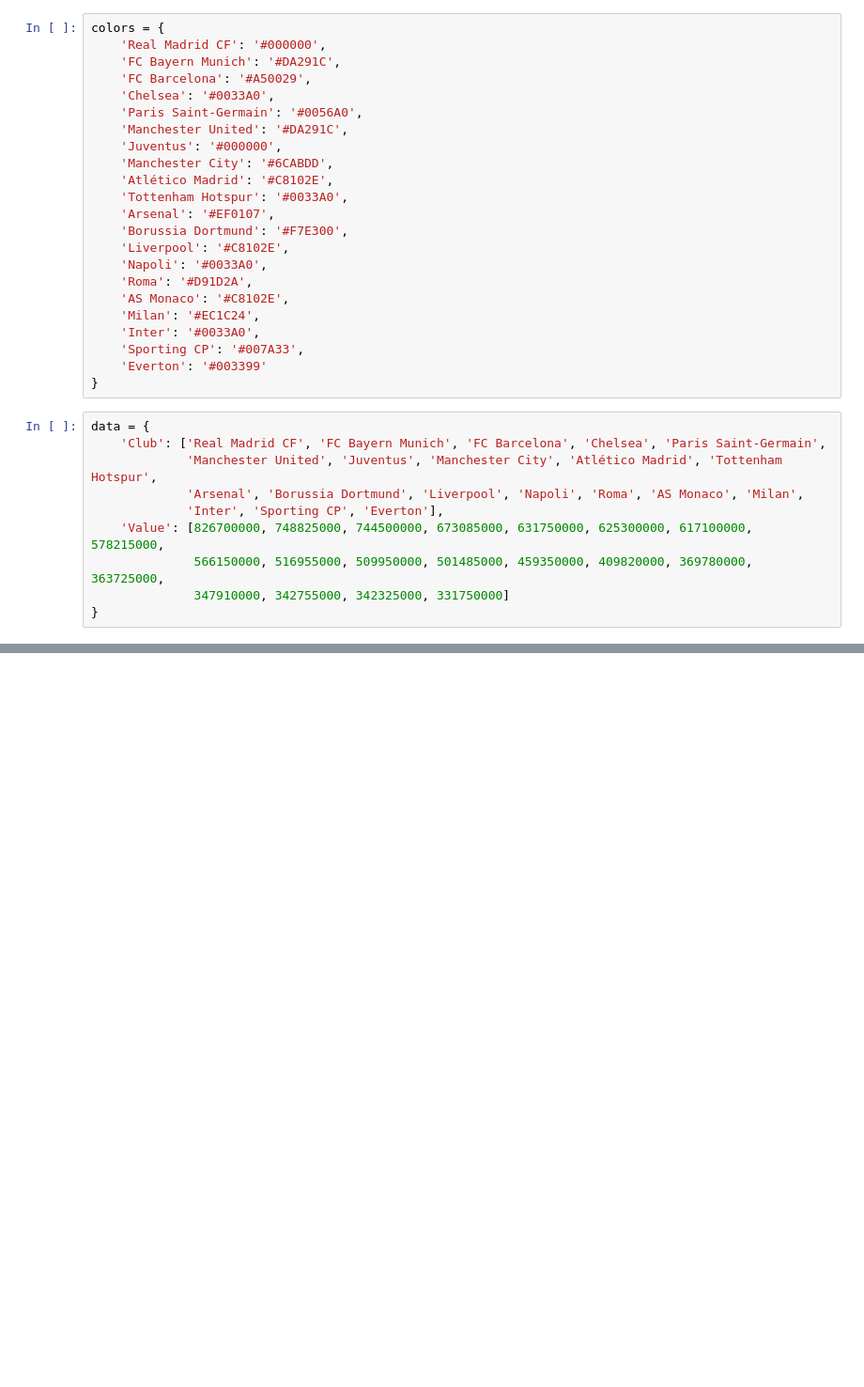
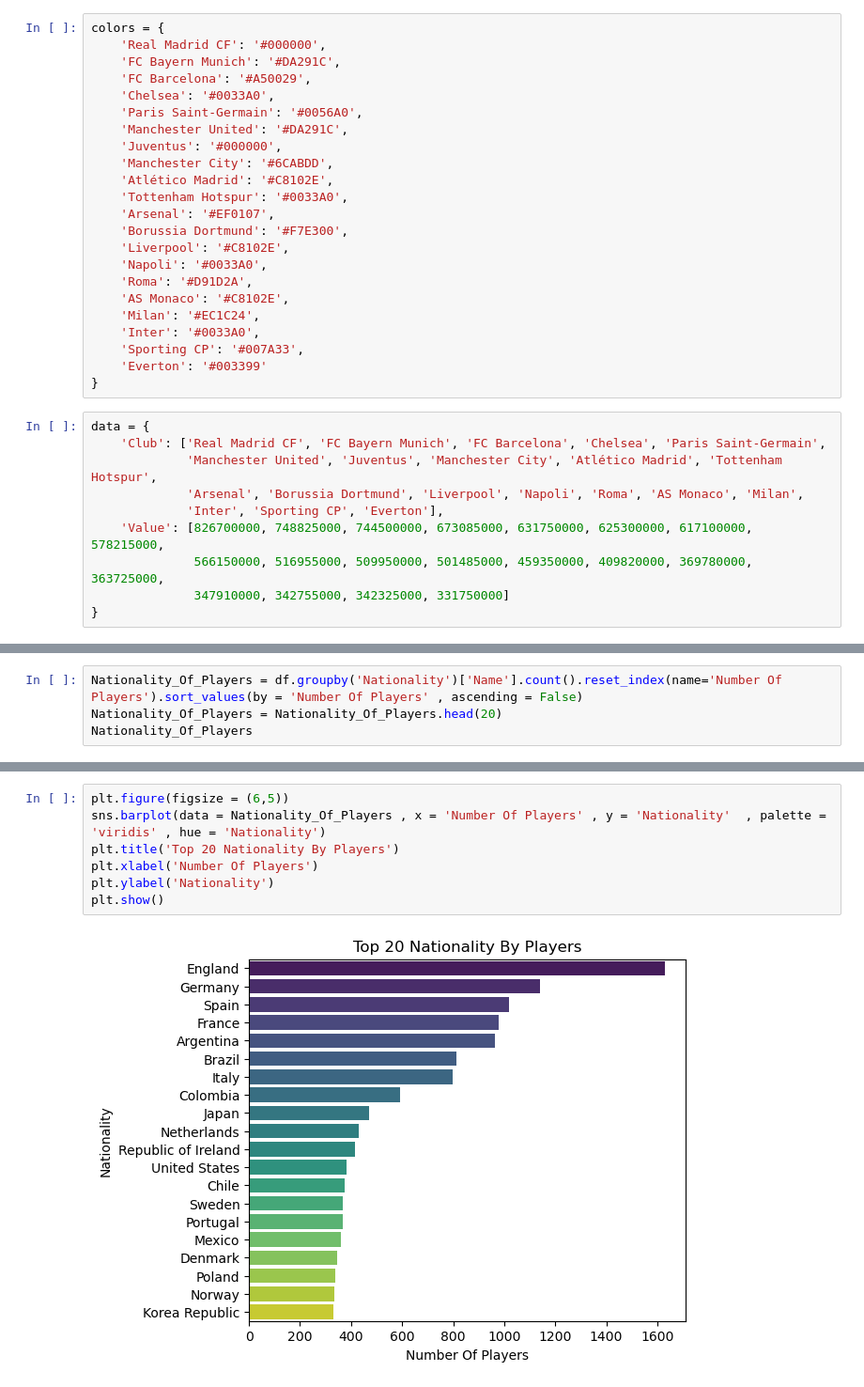
Before and after one commit to Aymenrami/Comprehensive-Analysis-of-FIFA-18-Players, a Jupyter notebook: PythonAnalyse/PlayerAnalyse.ipynb, the cells around one changed output, grey strips where cells are left out. Shown at 94% size. Cells and saved outputs as stored; diff of their text form; blank space fills up the shorter version.

```diff
--- a/PythonAnalyse/PlayerAnalyse.ipynb
+++ b/PythonAnalyse/PlayerAnalyse.ipynb
@@ -139,0 +178,4 @@ Passing `palette` without assigning `hue` is deprecated and will be removed in v
+# %%
+Nationality_Of_Players = df.groupby('Nationality')['Name'].count().reset_index(name='Number Of Players').sort_values(by = 'Number Of Players' , ascending = False)
+Nationality_Of_Players = Nationality_Of_Players.head(20)
+Nationality_Of_Players
@@ -139,0 +200,9 @@ Passing `palette` without assigning `hue` is deprecated and will be removed in v
+# %%
+plt.figure(figsize = (6,5))
+sns.barplot(data = Nationality_Of_Players , x = 'Number Of Players' , y = 'Nationality'  , palette = 'viridis' , hue = 'Nationality')
+plt.title('Top 20 Nationality By Players')
+plt.xlabel('Number Of Players')
+plt.ylabel('Nationality')
+plt.show()
+# %% [output]
+[figure, added]
```
Also changed, not shown: parts of 37 cells of this notebook.
